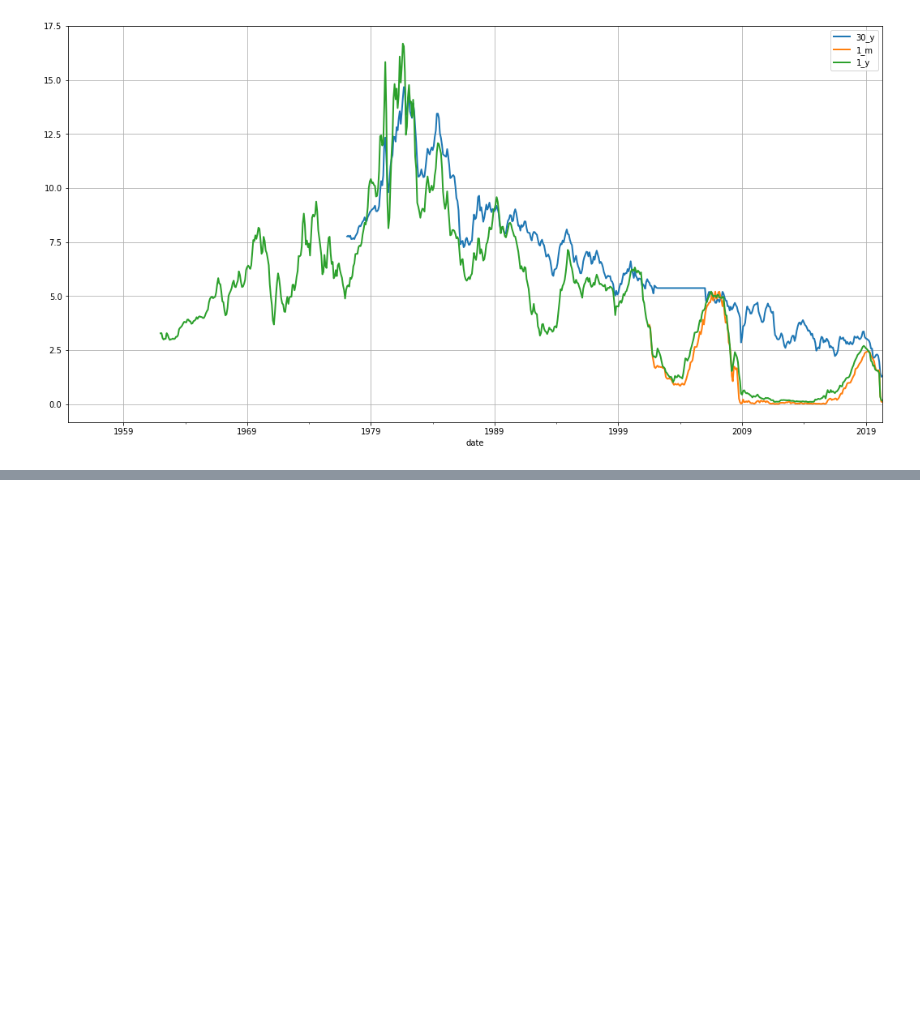
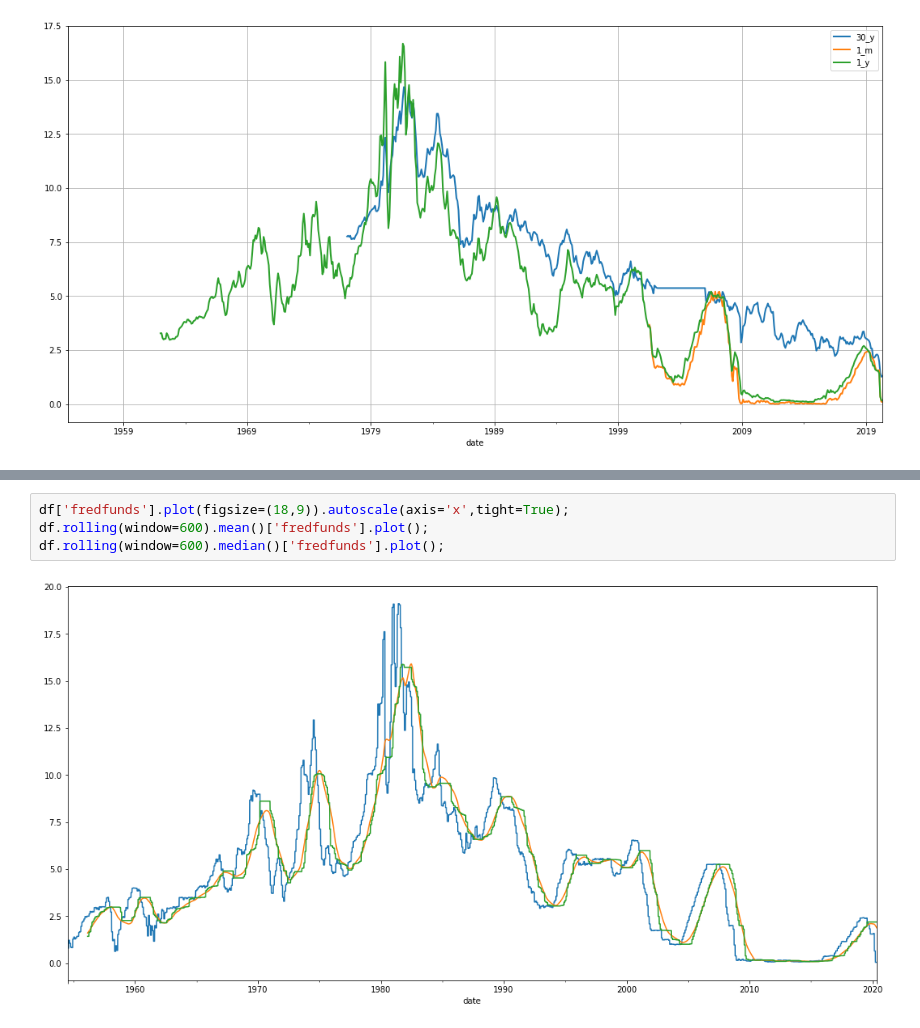
Before and after one commit to lifedataetc/education, a Jupyter notebook: time_series_analysis/notebooks/time_series_w_pandas.ipynb, the cells around one changed output, grey strips where cells are left out. Saved outputs shown, nothing was run; the diff lists cells and outputs as text; blank space fills up the shorter version.

```diff
--- a/time_series_analysis/notebooks/time_series_w_pandas.ipynb
+++ b/time_series_analysis/notebooks/time_series_w_pandas.ipynb
@@ -117,0 +164,6 @@ df.resample(rule='M').mean().plot.line(y=['30_y','1_m','1_y'],figsize=(18,9),lw=
+# %%
+df['fredfunds'].plot(figsize=(18,9)).autoscale(axis='x',tight=True);
+df.rolling(window=600).mean()['fredfunds'].plot();
+df.rolling(window=600).median()['fredfunds'].plot();
+# %% [output]
+[figure, added]
```
Also changed, not shown: parts of 8 cells of this notebook, 1 other file.
